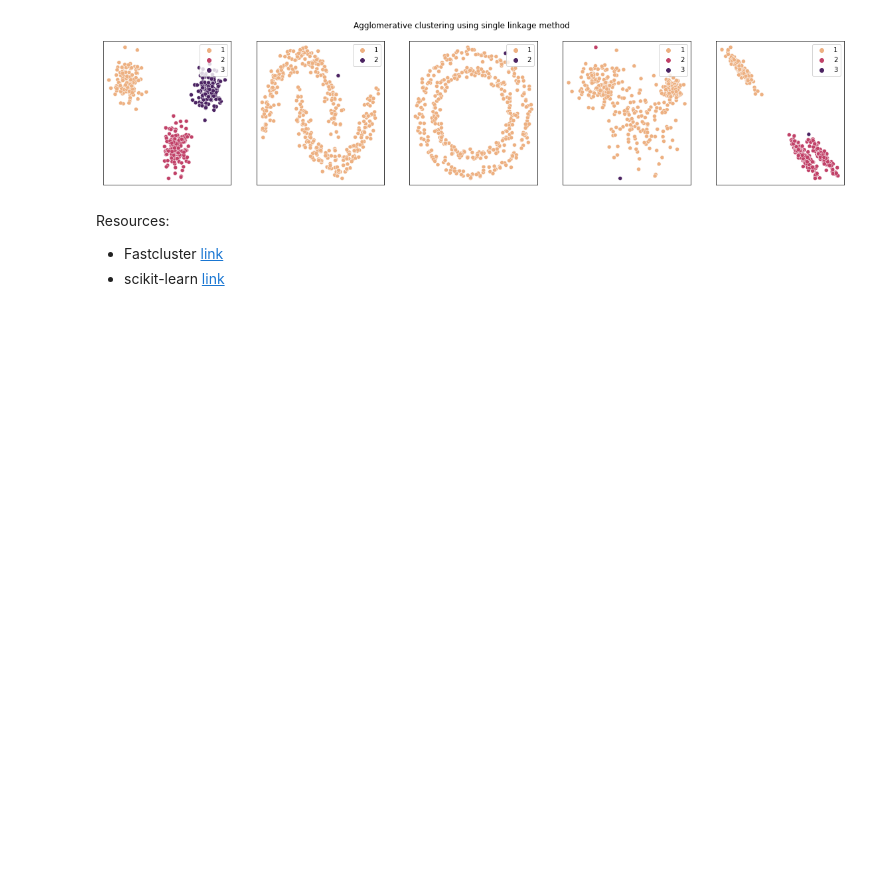
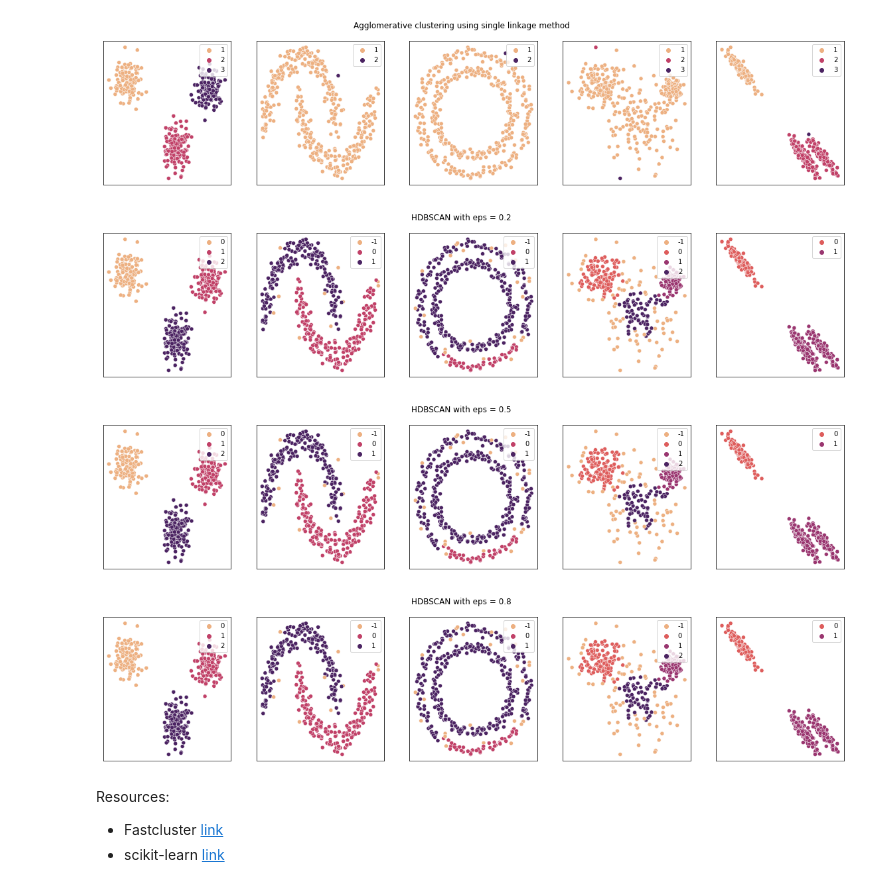
Before and after one commit to foukonana/MSc_MachineLearning_Asgmts, a Jupyter notebook: Assignments/Asgmt11_Clustering/asgmt11_afoudouli.ipynb, the cells around one changed output. Saved outputs shown, nothing was run; the diff lists cells and outputs as text; code cells hidden in the pictures; blank space fills up the shorter version.

Commit message:
added hdbscan clustering

```diff
--- a/Assignments/Asgmt11_Clustering/asgmt11_afoudouli.ipynb
+++ b/Assignments/Asgmt11_Clustering/asgmt11_afoudouli.ipynb
@@ -95,6 +97,32 @@ for linkage_method in ['ward', 'complete', 'single']:
 [figure]
 [figure]
 [figure]
+# %%
+for epsilon in [0.2, 0.5, 0.8]:
+    plt.figure(figsize=(20,4))
+    plt.suptitle(f'HDBSCAN with eps = {epsilon}')
+    for n in range(1,6):
+        clusterer = hdbscan.HDBSCAN(cluster_selection_epsilon=epsilon)
+        clusterer.fit(data_df[[f'predictor_{n}1', f'predictor_{n}2']].to_numpy())
+        # if n in [1,4,5]:
+        #     k=3
+        # else:
+        #     k=2
+
+        clust_member = clusterer.labels_
+
+        plt.subplot(1,5,n)
+        sns.scatterplot(x=f'predictor_{n}1', y=f'predictor_{n}2', hue=clust_member, data=data_df, palette='flare')
+        plt.legend(loc='upper right')
+        plt.xticks([])
+        plt.yticks([])
+        plt.xlabel('')
+        plt.ylabel('')
+    plt.show()
+# %% [output]
+[figure, added]
+[figure, added]
+[figure, added]
 # %% [markdown]
 Resources:
 * Fastcluster [link](http://danifold.net/fastcluster.html)
```
Also changed, not shown: parts of 2 cells of this notebook.
